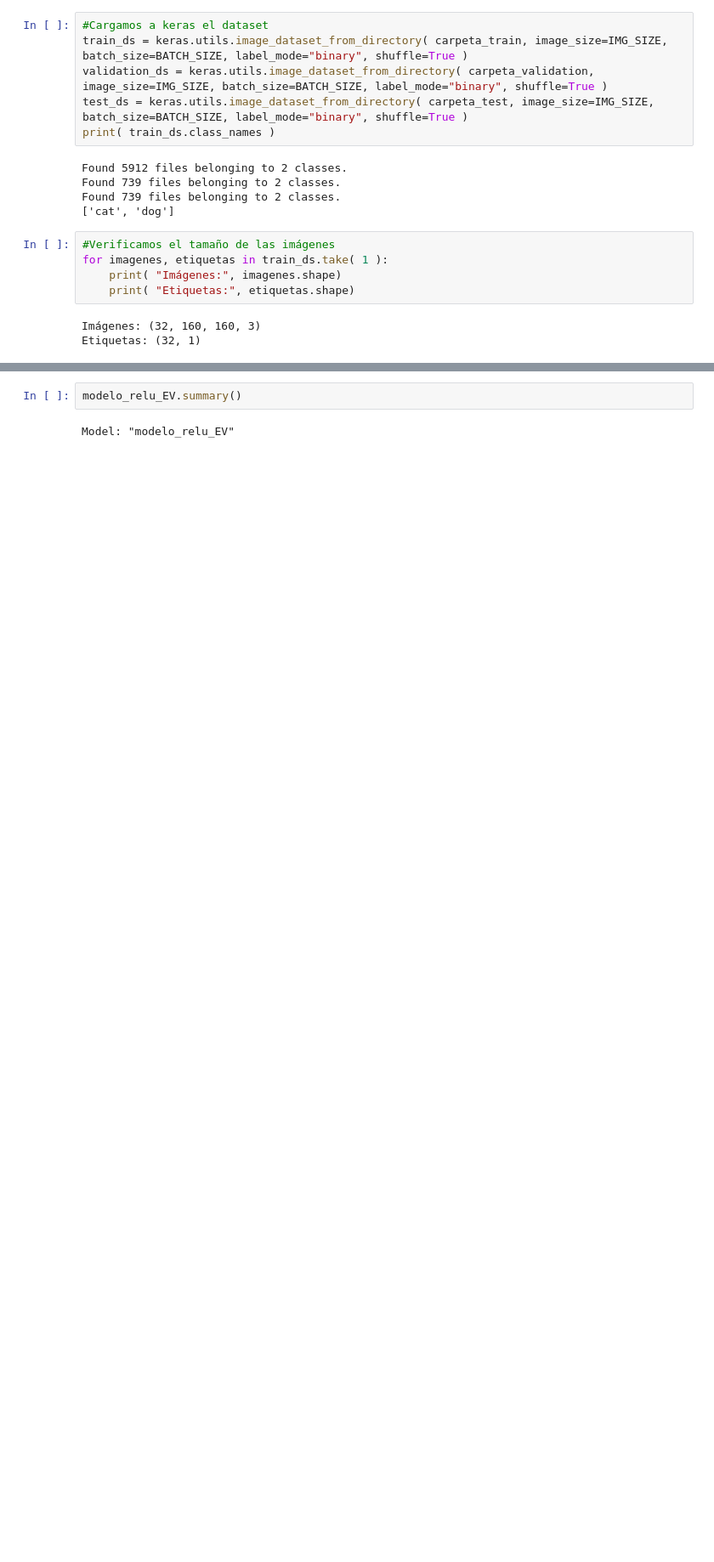
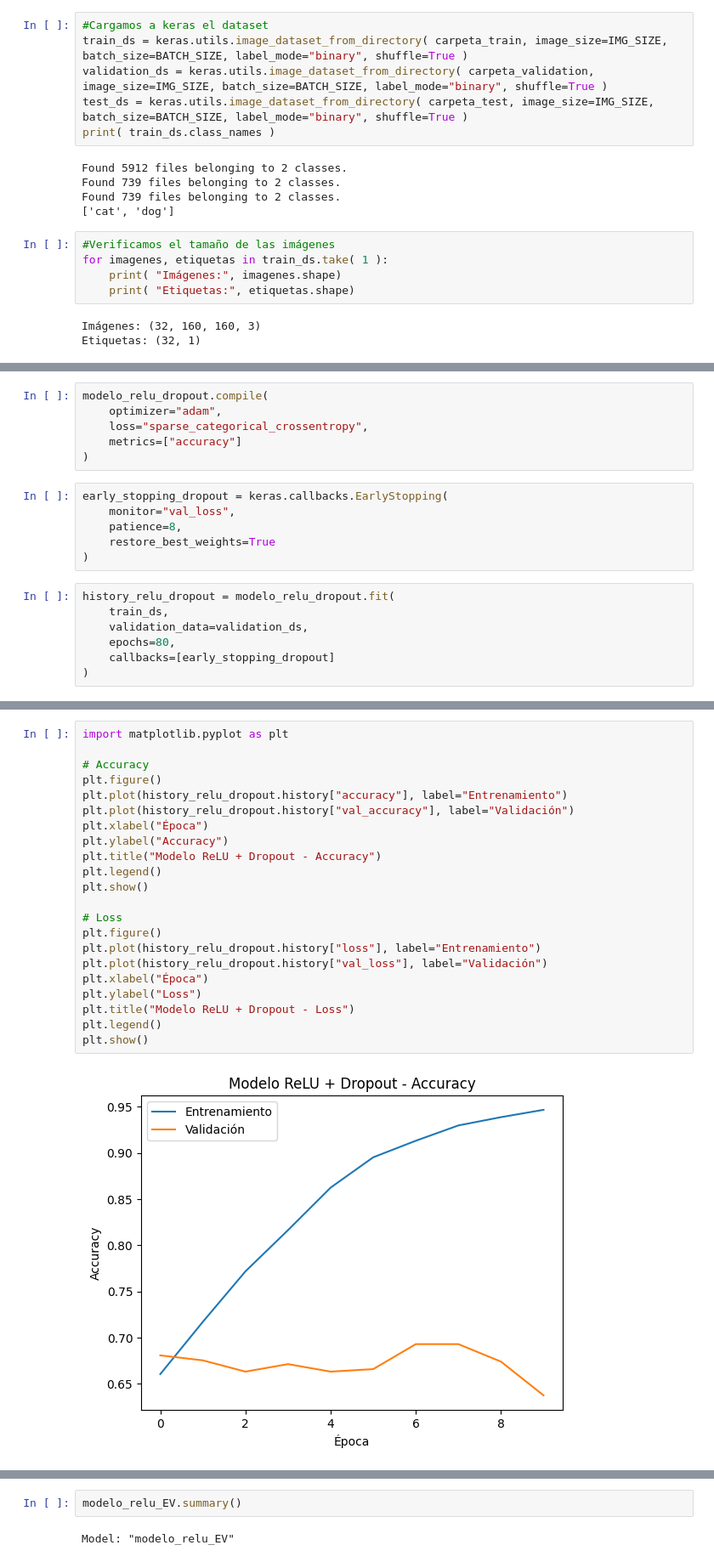
Before and after one commit to gerdoc-unir/M1-ACT-1, a Jupyter notebook: Actividad1_MODAM.ipynb, the cells around one changed output, grey strips where cells are left out. Shown at 85% size. Saved outputs shown, nothing was run; the diff lists cells and outputs as text; blank space fills up the shorter version.

```diff
--- a/Actividad1_MODAM.ipynb
+++ b/Actividad1_MODAM.ipynb
@@ -183,0 +497,19 @@ modelo_relu_EV = keras.Sequential([
+# %%
+modelo_relu_dropout.compile(
+    optimizer="adam",
+    loss="sparse_categorical_crossentropy",
+    metrics=["accuracy"]
+)
+# %%
+early_stopping_dropout = keras.callbacks.EarlyStopping(
+    monitor="val_loss",
+    patience=8,
+    restore_best_weights=True
+)
+# %%
+history_relu_dropout = modelo_relu_dropout.fit(
+    train_ds,
+    validation_data=validation_ds,
+    epochs=80,
+    callbacks=[early_stopping_dropout]
+)
@@ -183,0 +537,24 @@ modelo_relu_EV = keras.Sequential([
+# %%
+import matplotlib.pyplot as plt
+
+# Accuracy
+plt.figure()
+plt.plot(history_relu_dropout.history["accuracy"], label="Entrenamiento")
+plt.plot(history_relu_dropout.history["val_accuracy"], label="Validación")
+plt.xlabel("Época")
+plt.ylabel("Accuracy")
+plt.title("Modelo ReLU + Dropout - Accuracy")
+plt.legend()
+plt.show()
+
+# Loss
+plt.figure()
+plt.plot(history_relu_dropout.history["loss"], label="Entrenamiento")
+plt.plot(history_relu_dropout.history["val_loss"], label="Validación")
+plt.xlabel("Época")
+plt.ylabel("Loss")
+plt.title("Modelo ReLU + Dropout - Loss")
+plt.legend()
+plt.show()
+# %% [output]
+[figure, added]
```
Also changed, not shown: parts of 34 cells of this notebook.
